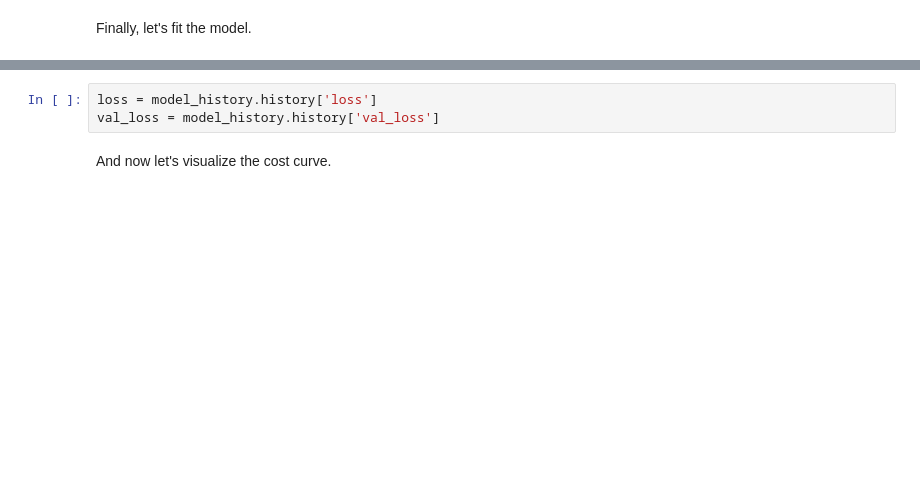
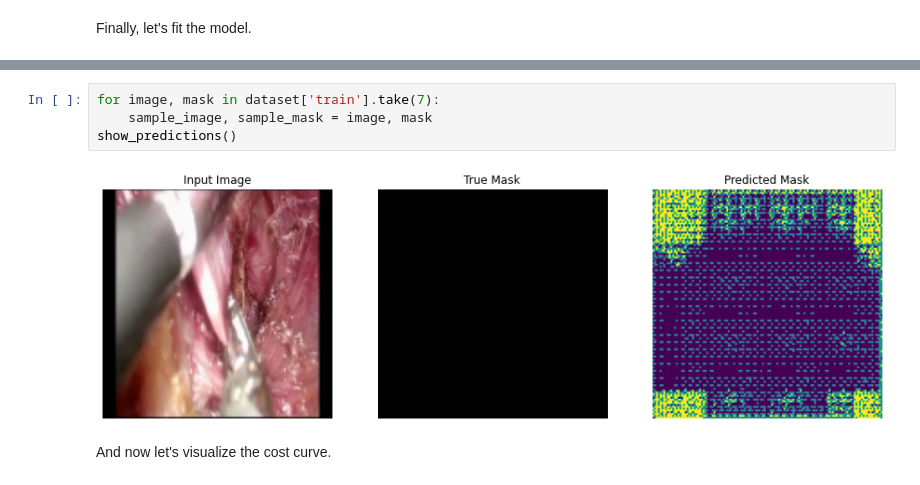
Before and after one commit to campit-solutions/opnet, a Jupyter notebook: src/unsupervised.ipynb, the cells around one changed output, grey strips where cells are left out. Drawn from its saved outputs; the diff is of its cells as text; blank space fills up the shorter version.

```diff
--- a/src/unsupervised.ipynb
+++ b/src/unsupervised.ipynb
@@ -287,6 +283,9 @@ Okay, let's evaluate the model
-# %%
-loss = model_history.history['loss']
-val_loss = model_history.history['val_loss']
+# %%
+for image, mask in dataset['train'].take(7):
+    sample_image, sample_mask = image, mask
+show_predictions()
+# %% [output]
+[figure, added]
 # %% [markdown]
 And now let's visualize the cost curve.
 # %%
```
Also changed, not shown: parts of 23 cells of this notebook.
